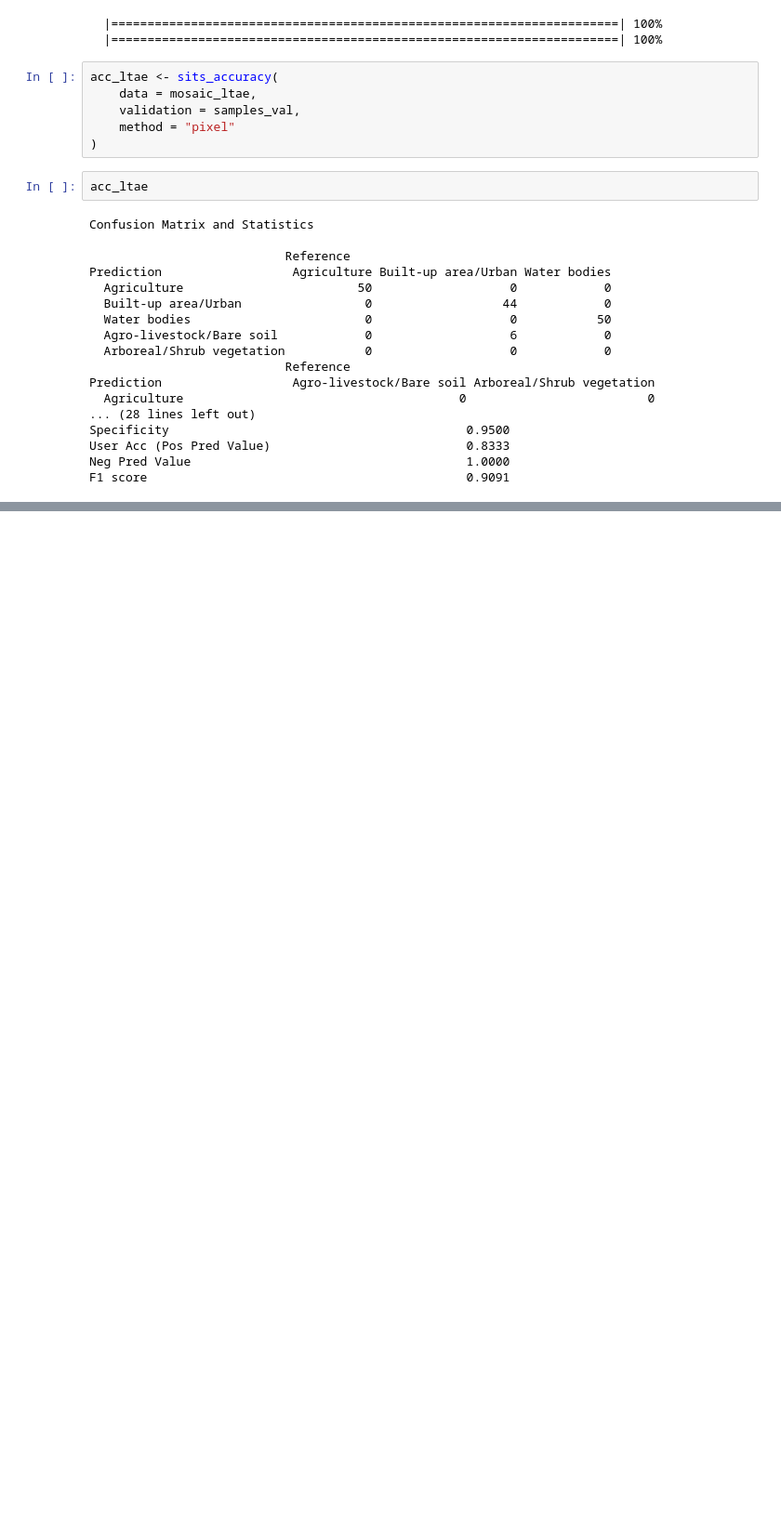
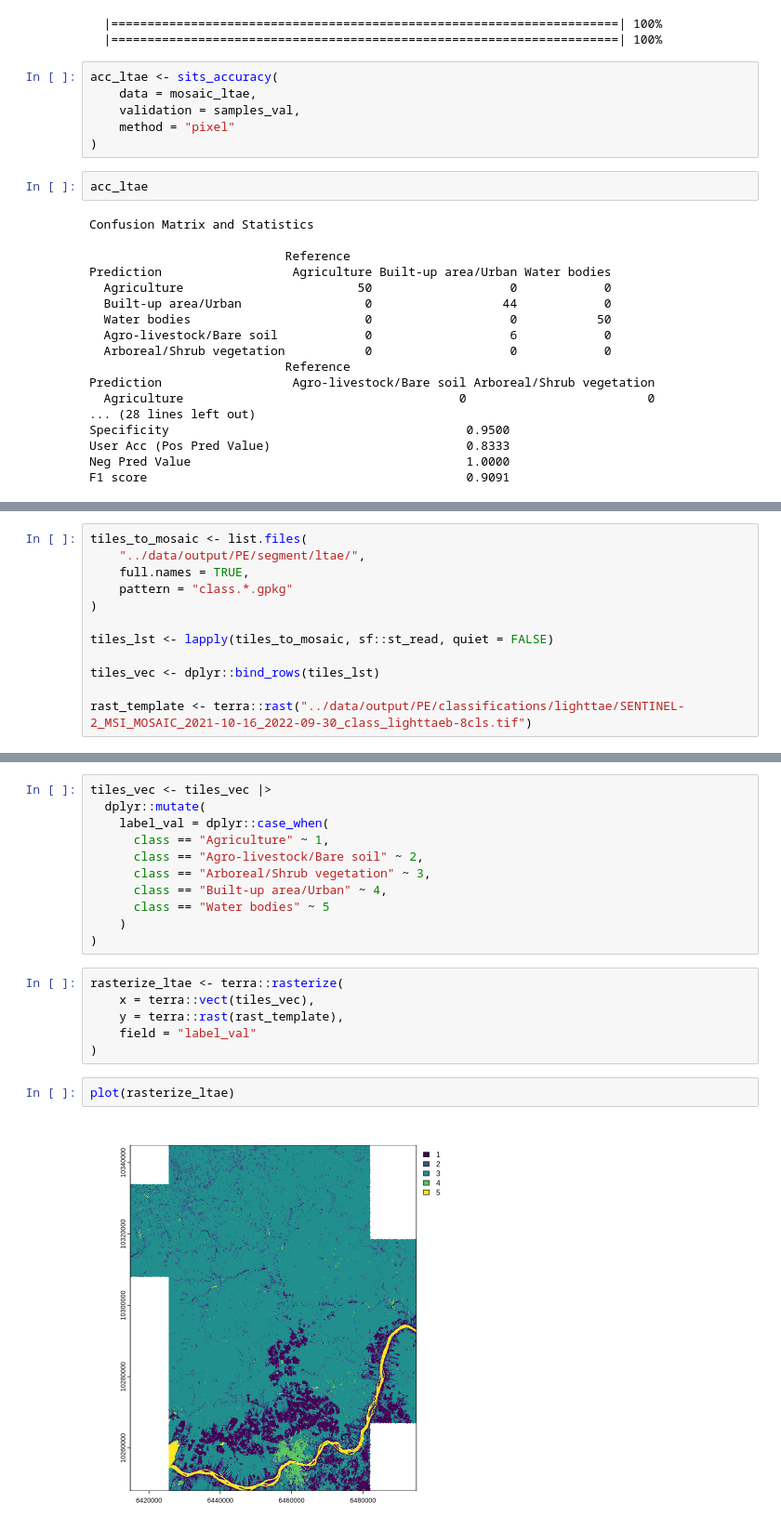
Before and after one commit to OldLipe/attention-vs-convolution-sits, a Jupyter notebook: analysis/petrolina_experiment_pixel-based.ipynb, the cells around one changed output, grey strips where cells are left out. Shown at 93% size. Saved outputs shown, nothing was run; the diff lists cells and outputs as text; blank space fills up the shorter version.

```diff
--- a/analysis/petrolina_experiment_pixel-based.ipynb
+++ b/analysis/petrolina_experiment_pixel-based.ipynb
@@ -697,0 +858,12 @@ F1 score                                            0.9091
+# %%
+tiles_to_mosaic <- list.files(
+    "../data/output/PE/segment/ltae/",
+    full.names = TRUE,
+    pattern = "class.*.gpkg"
+)
+
+tiles_lst <- lapply(tiles_to_mosaic, sf::st_read, quiet = FALSE)
+
+tiles_vec <- dplyr::bind_rows(tiles_lst)
+
+rast_template <- terra::rast("../data/output/PE/classifications/lighttae/SENTINEL-2_MSI_MOSAIC_2021-10-16_2022-09-30_class_lighttaeb-8cls.tif")
@@ -697,0 +888,21 @@ F1 score                                            0.9091
+# %%
+tiles_vec <- tiles_vec |>
+  dplyr::mutate(
+    label_val = dplyr::case_when(
+      class == "Agriculture" ~ 1,
+      class == "Agro-livestock/Bare soil" ~ 2,
+      class == "Arboreal/Shrub vegetation" ~ 3,
+      class == "Built-up area/Urban" ~ 4,
+      class == "Water bodies" ~ 5
+    )
+)
+# %%
+rasterize_ltae <- terra::rasterize(
+    x = terra::vect(tiles_vec),
+    y = terra::rast(rast_template),
+    field = "label_val"
+)
+# %%
+plot(rasterize_ltae)
+# %% [output]
+[figure, added]
```
Also changed, not shown: parts of 31 cells of this notebook, 1 other file.
